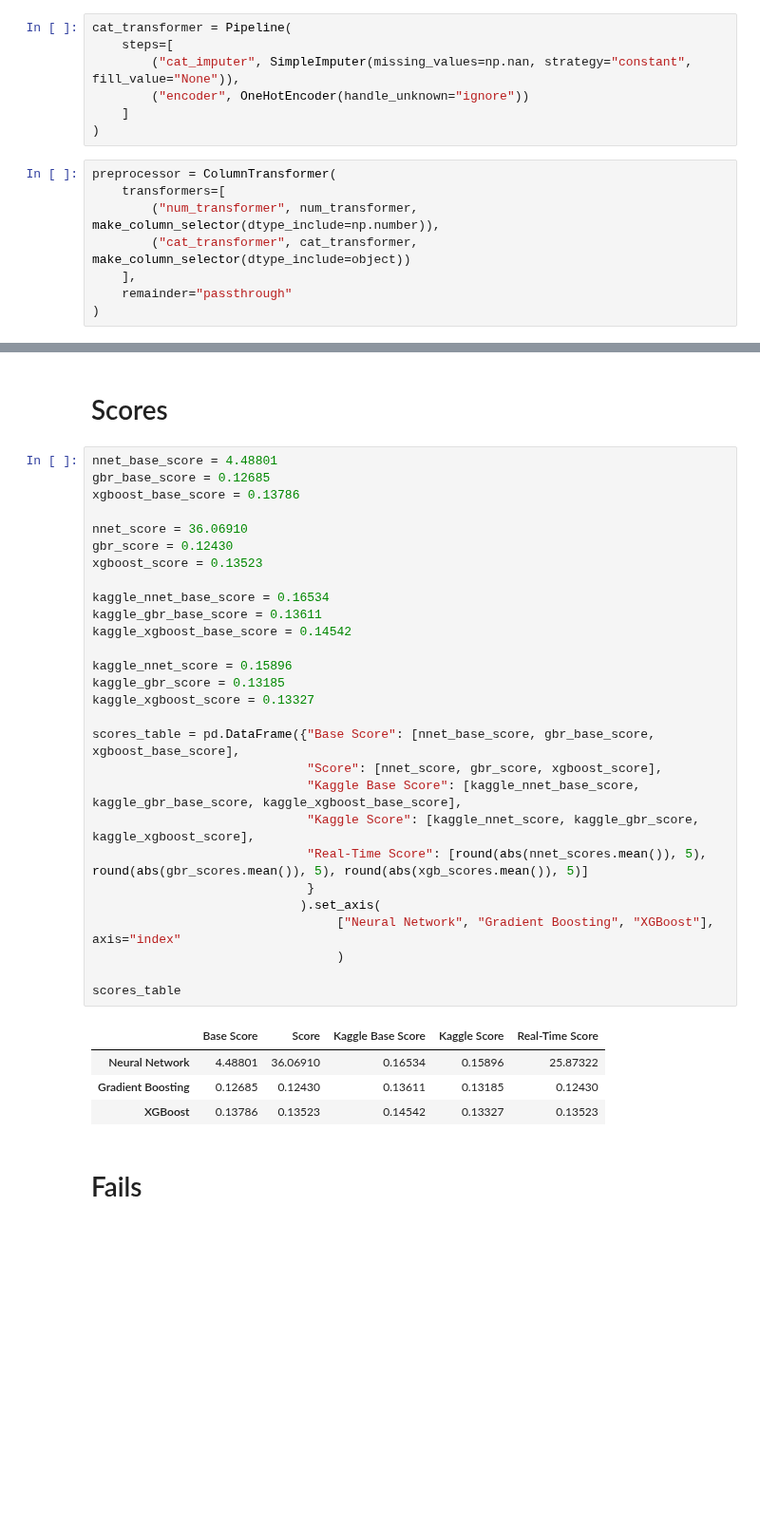
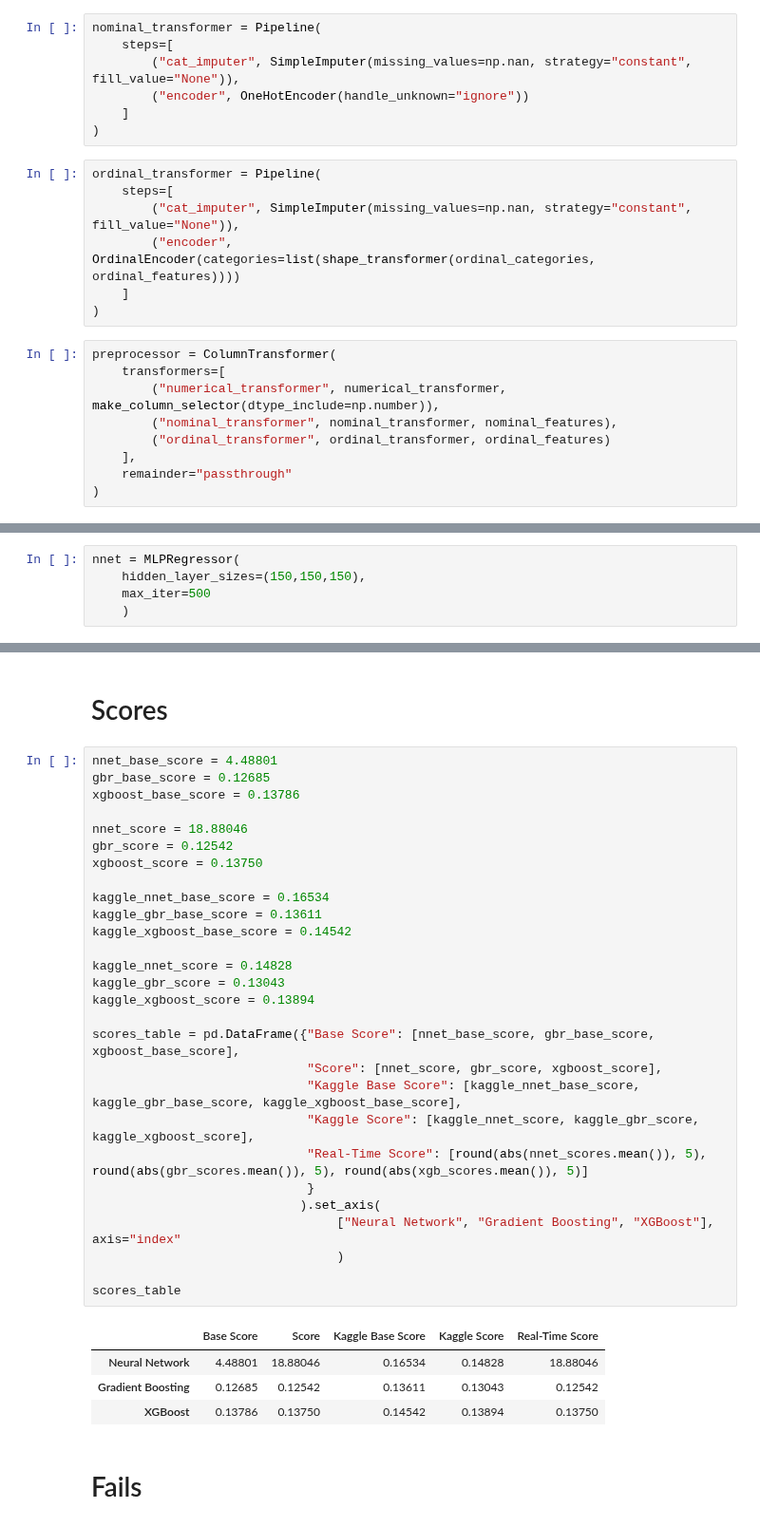
Before and after one commit to Gedas-LT/kaggle-ames-house-prices-boost, a Jupyter notebook: notebook_V2.ipynb, the cells around one changed output, grey strips where cells are left out. Shown at 95% size. Drawn from its saved outputs; the diff is of its cells as text; blank space fills up the shorter version.

Commit message:
OrdinalEncoder

```diff
--- a/notebook_V2.ipynb
+++ b/notebook_V2.ipynb
@@ -213,17 +213,25 @@ num_transformer = Pipeline(
     ]
 )
 # %%
-cat_transformer = Pipeline(
+nominal_transformer = Pipeline(
     steps=[
         ("cat_imputer", SimpleImputer(missing_values=np.nan, strategy="constant", fill_value="None")),
         ("encoder", OneHotEncoder(handle_unknown="ignore"))
     ]
 )
+# %%
+ordinal_transformer = Pipeline(
+    steps=[
+        ("cat_imputer", SimpleImputer(missing_values=np.nan, strategy="constant", fill_value="None")),
+        ("encoder", OrdinalEncoder(categories=list(shape_transformer(ordinal_categories, ordinal_features))))
+    ]
+)
 # %%
 preprocessor = ColumnTransformer(
     transformers=[
-        ("num_transformer", num_transformer, make_column_selector(dtype_include=np.number)),
-        ("cat_transformer", cat_transformer, make_column_selector(dtype_include=object))
+        ("numerical_transformer", numerical_transformer, make_column_selector(dtype_include=np.number)),
+        ("nominal_transformer", nominal_transformer, nominal_features),
+        ("ordinal_transformer", ordinal_transformer, ordinal_features)
     ],
     remainder="passthrough"
 )
@@ -239,3 +244,8 @@ nnet = MLPRegressor(
+# %%
+nnet = MLPRegressor(
+    hidden_layer_sizes=(150,150,150),
+    max_iter=500
+    )
 # %%
 nnet_pipeline = Pipeline(
     steps=[
@@ -379,36 +366,36 @@ Wall time: 496 ms
 # %%
 nnet_base_score = 4.48801
 gbr_base_score = 0.12685
 xgboost_base_score = 0.13786
 
-nnet_score = 36.06910
-gbr_score = 0.12430
-xgboost_score = 0.13523
+nnet_score = 18.88046
+gbr_score = 0.12542
+xgboost_score = 0.13750
 
 kaggle_nnet_base_score = 0.16534
 kaggle_gbr_base_score = 0.13611
 kaggle_xgboost_base_score = 0.14542
 
-kaggle_nnet_score = 0.15896
-kaggle_gbr_score = 0.13185
-kaggle_xgboost_score = 0.13327
+kaggle_nnet_score = 0.14828
+kaggle_gbr_score = 0.13043
+kaggle_xgboost_score = 0.13894
 
 scores_table = pd.DataFrame({"Base Score": [nnet_base_score, gbr_base_score, xgboost_base_score],
                              "Score": [nnet_score, gbr_score, xgboost_score],
                              "Kaggle Base Score": [kaggle_nnet_base_score, kaggle_gbr_base_score, kaggle_xgboost_base_score],
                              "Kaggle Score": [kaggle_nnet_score, kaggle_gbr_score, kaggle_xgboost_score],
                              "Real-Time Score": [round(abs(nnet_scores.mean()), 5), round(abs(gbr_scores.mean()), 5), round(abs(xgb_scores.mean()), 5)]
                              }
                             ).set_axis(
                                  ["Neural Network", "Gradient Boosting", "XGBoost"], axis="index"
                                  )
 
 scores_table
 # %% [output]
 |  | Base Score | Score | Kaggle Base Score | Kaggle Score | Real-Time Score |
-| Neural Network | 4.48801 | 36.06910 | 0.16534 | 0.15896 | 25.87322 |
-| Gradient Boosting | 0.12685 | 0.12430 | 0.13611 | 0.13185 | 0.12430 |
-| XGBoost | 0.13786 | 0.13523 | 0.14542 | 0.13327 | 0.13523 |
+| Neural Network | 4.48801 | 18.88046 | 0.16534 | 0.14828 | 18.88046 |
+| Gradient Boosting | 0.12685 | 0.12542 | 0.13611 | 0.13043 | 0.12542 |
+| XGBoost | 0.13786 | 0.13750 | 0.14542 | 0.13894 | 0.13750 |
 # %% [markdown]
 # Fails
 # %% [markdown]
```
Also changed, not shown: parts of 35 cells of this notebook, 5 other files.
